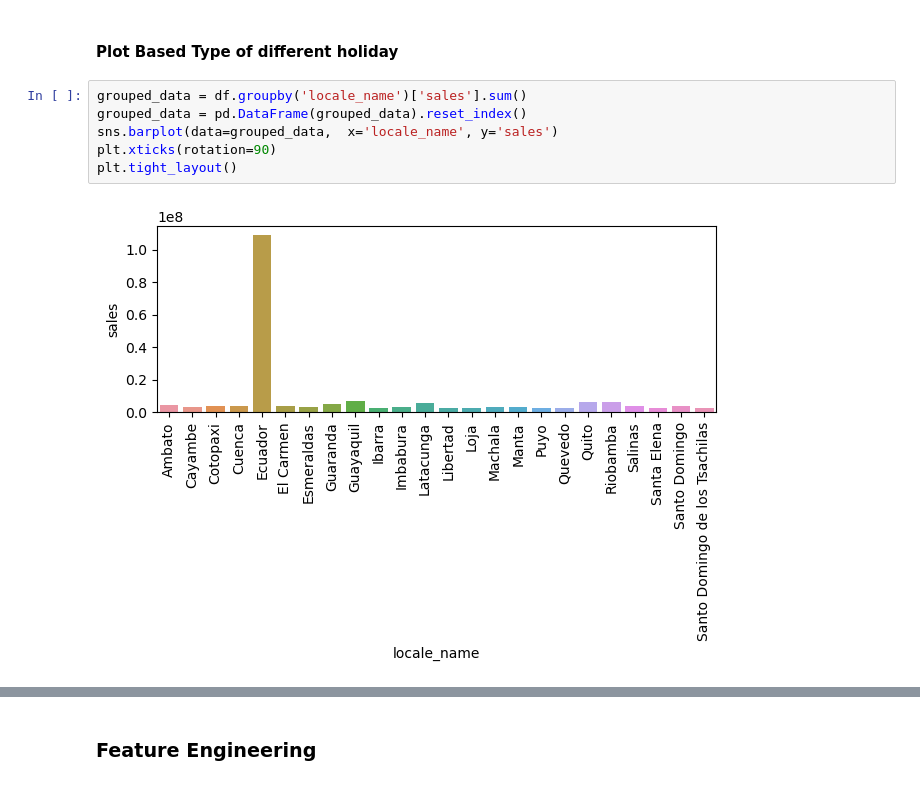
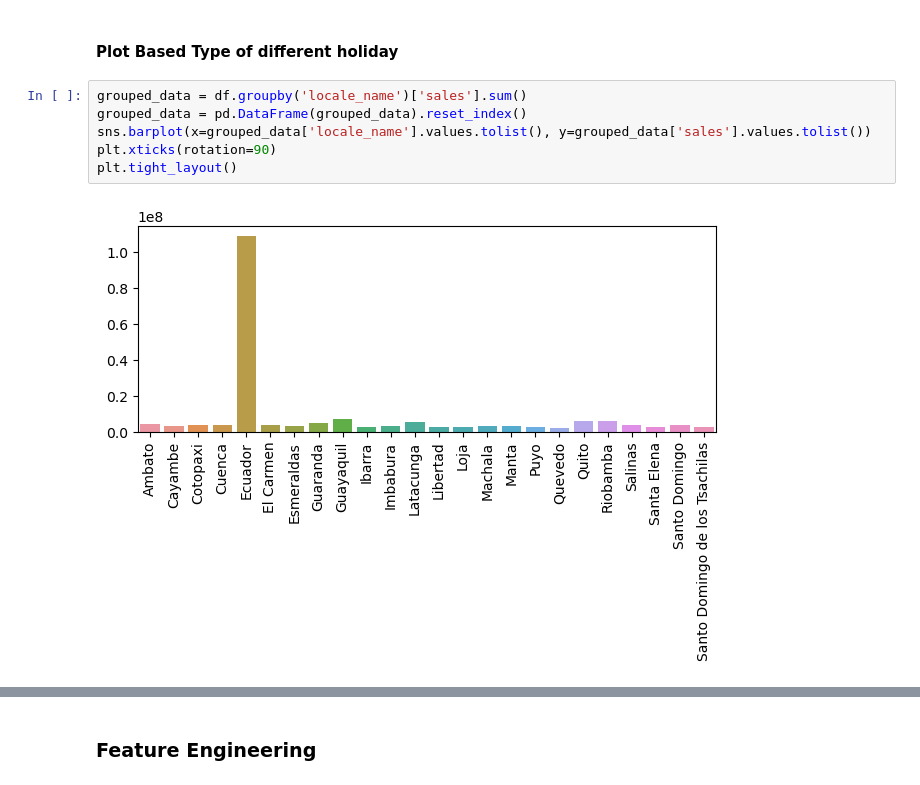
Before and after one commit to Techn08055/Sales_Forcast, a Jupyter notebook: First_Cycle.ipynb, the cells around one changed output, grey strips where cells are left out. Cells and saved outputs as stored; diff of their text form.

```diff
--- a/First_Cycle.ipynb
+++ b/First_Cycle.ipynb
@@ -460,11 +453,11 @@ plt.tight_layout()
 # %%
 grouped_data = df.groupby('locale_name')['sales'].sum()
 grouped_data = pd.DataFrame(grouped_data).reset_index()
-sns.barplot(data=grouped_data,  x='locale_name', y='sales')
+sns.barplot(x=grouped_data['locale_name'].values.tolist(), y=grouped_data['sales'].values.tolist())
 plt.xticks(rotation=90)
 plt.tight_layout()
 # %% [output]
-[figure, old version]
+[figure, new version]
 # %%
 # category of products with maximum total sales on holidays
 df_grp = df.groupby(['type_y','family']).agg({'sales':sum})
```
Also changed, not shown: parts of 15 cells of this notebook.
